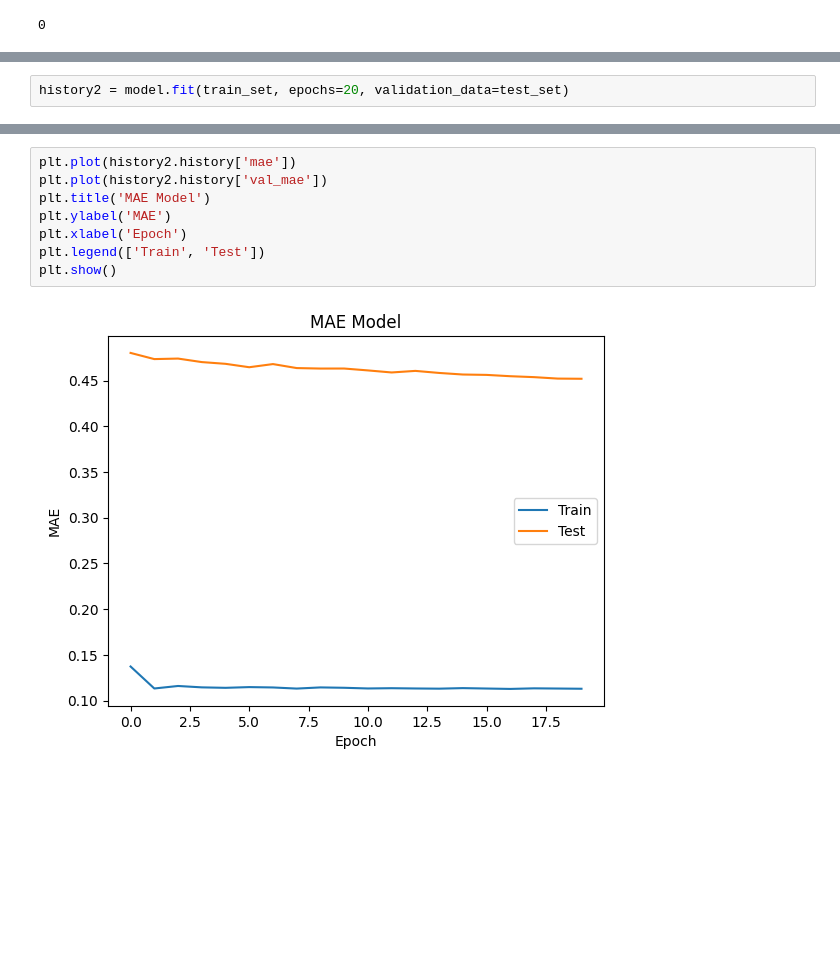
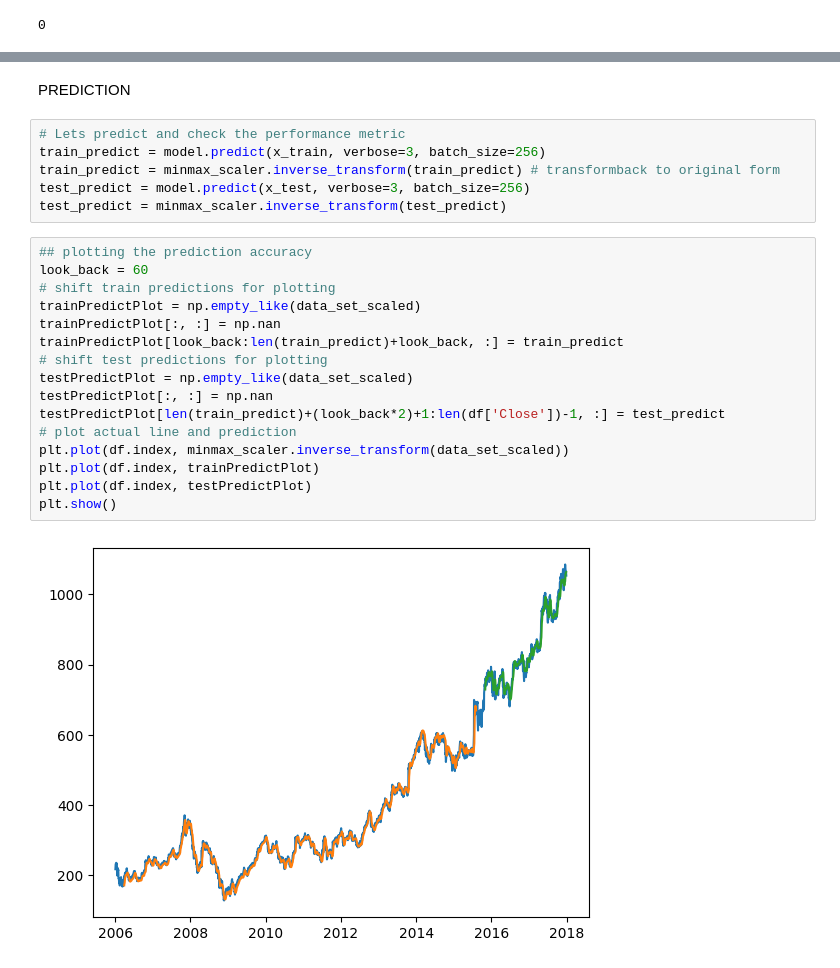
Before and after one commit to MuhamadSyarifFakhrezi/Time-Series-Prediction, a Jupyter notebook: time_series_prediction_LSTM.ipynb, the cells around one changed output, grey strips where cells are left out. Drawn from its saved outputs; the diff is of its cells as text; blank space fills up the shorter version.

```diff
--- a/time_series_prediction_LSTM.ipynb
+++ b/time_series_prediction_LSTM.ipynb
@@ -163,2 +233,0 @@ plt.show()
-# %%
-history2 = model.fit(train_set, epochs=20, validation_data=test_set)
@@ -193,10 +234,26 @@ plt.show()
-# %%
-plt.plot(history2.history['mae'])
-plt.plot(history2.history['val_mae'])
-plt.title('MAE Model')
-plt.ylabel('MAE')
-plt.xlabel('Epoch')
-plt.legend(['Train', 'Test'])
-plt.show()
-# %% [output]
-[figure, removed]
+# %% [markdown]
+PREDICTION
+# %%
+# Lets predict and check the performance metric
+train_predict = model.predict(x_train, verbose=3, batch_size=256)
+train_predict = minmax_scaler.inverse_transform(train_predict) # transformback to original form
+test_predict = model.predict(x_test, verbose=3, batch_size=256)
+test_predict = minmax_scaler.inverse_transform(test_predict)
+# %%
+## plotting the prediction accuracy
+look_back = 60
+# shift train predictions for plotting
+trainPredictPlot = np.empty_like(data_set_scaled)
+trainPredictPlot[:, :] = np.nan
+trainPredictPlot[look_back:len(train_predict)+look_back, :] = train_predict
+# shift test predictions for plotting
+testPredictPlot = np.empty_like(data_set_scaled)
+testPredictPlot[:, :] = np.nan
+testPredictPlot[len(train_predict)+(look_back*2)+1:len(df['Close'])-1, :] = test_predict
+# plot actual line and prediction
+plt.plot(df.index, minmax_scaler.inverse_transform(data_set_scaled))
+plt.plot(df.index, trainPredictPlot)
+plt.plot(df.index, testPredictPlot)
+plt.show()
+# %% [output]
+[figure, added]
```
Also changed, not shown: parts of 40 cells of this notebook.
